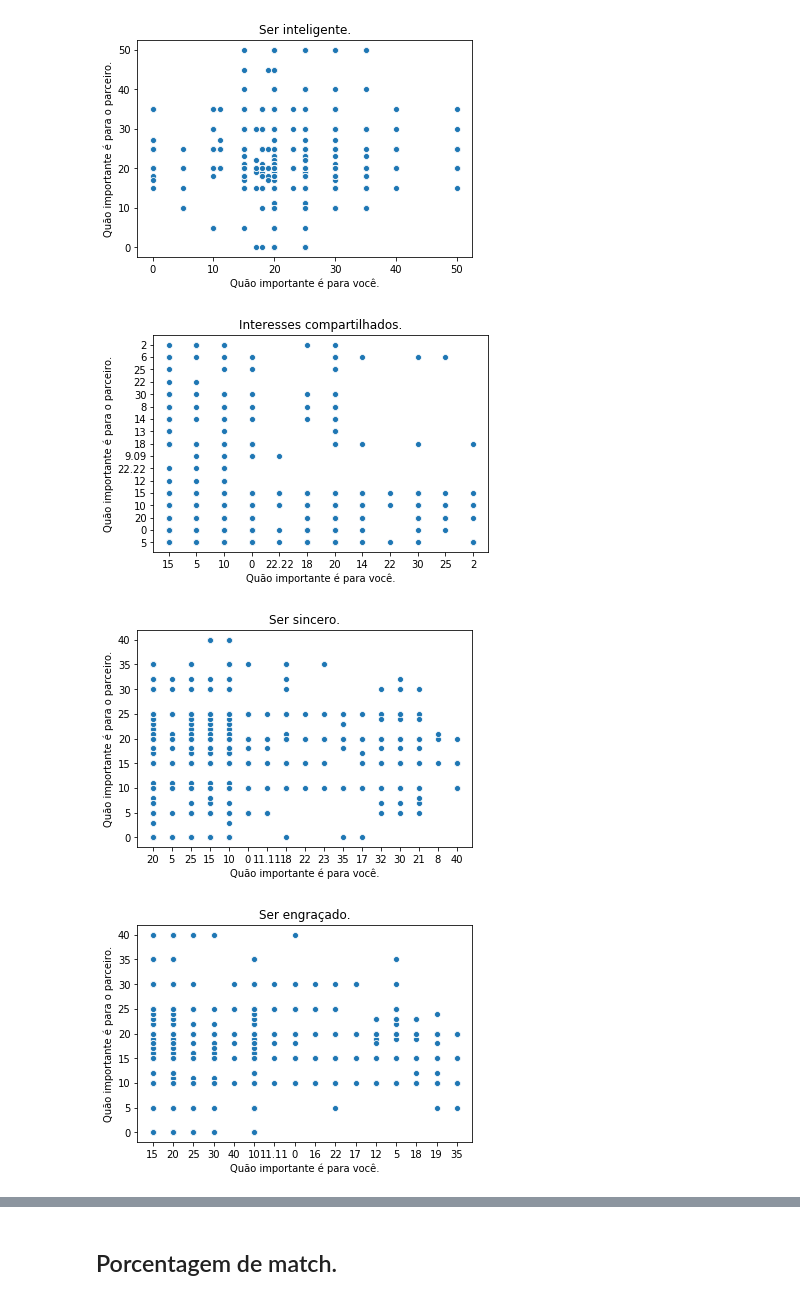
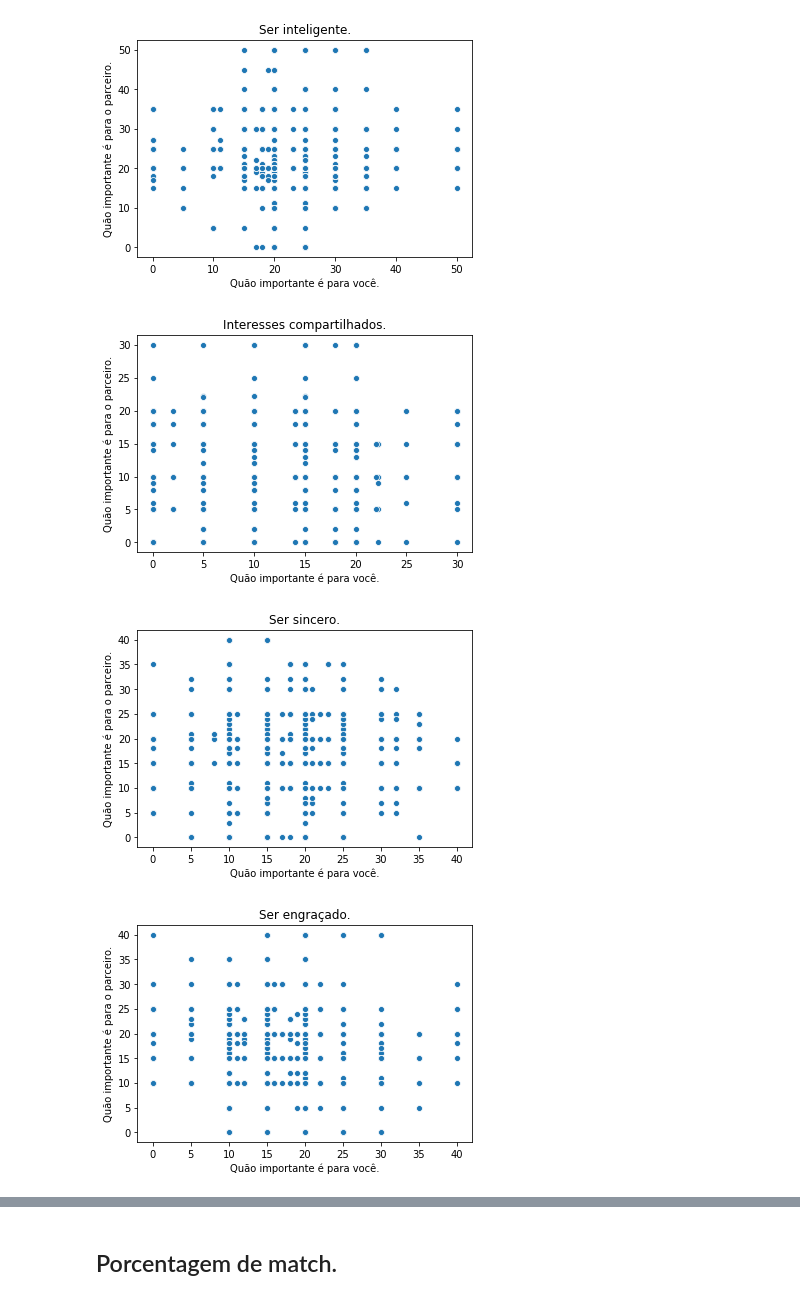
Before and after one commit to beatrizbernardino/P3_datascience, a Jupyter notebook: vitor.ipynb, the cells around one changed output, grey strips where cells are left out. Cells and saved outputs as stored; diff of their text form; code cells hidden in the pictures.

```diff
--- a/vitor.ipynb
+++ b/vitor.ipynb
@@ -65,6 +63,23 @@ print(data.columns.values)
  'museums' 'art' 'hiking' 'gaming' 'clubbing' 'reading' 'tv' 'theater'
  'movies' 'concerts' 'music' 'shopping' 'yoga' 'interests_correlate'
  'like' 'met' 'match']
+# %%
+#mudando de string para int
+data.age = data.age.astype(int)
+data.age_o = data.age_o.astype(int)
+data.match  = data.match.astype(int)
+data.exercise = data.exercise.astype(int)
+data.interests_correlate = data.interests_correlate.astype(float)
+data.pref_o_attractive = data.pref_o_attractive.astype(float)
+data.pref_o_sincere = data.pref_o_sincere.astype(float)
+data.pref_o_intelligence = data.pref_o_intelligence.astype(float)
+data.pref_o_funny = data.pref_o_funny.astype(float)
+data.pref_o_ambitious = data.pref_o_ambitious.astype(float)
+data.attractive = data.pref_o_attractive.astype(float)
+data.sincere = data.pref_o_sincere.astype(float)
+data.intelligence = data.pref_o_intelligence.astype(float)
+data.funny = data.pref_o_funny.astype(float)
+data.ambitious = data.pref_o_ambitious.astype(float)
 # %% [markdown]
 ## Numero de match para ambos os sexos.
 # %%
@@ -120,19 +135,19 @@ plt.show()
 # %% [output]
 [figure]
 # %%
-partnere_interes = data.pref_o_shared_interests
-you_interes = data.shared_interests_important
+partnere_interes = data.pref_o_shared_interests.astype(float)
+you_interes = data.shared_interests_important.astype(float)
 
 sns.scatterplot(you_interes,partnere_interes)
 plt.title('Interesses compartilhados.')
 plt.xlabel('Quão importante é para você.')
 plt.ylabel('Quão importante é para o parceiro.')
 plt.show()
 # %% [output]
-[figure, old version]
+[figure, new version]
 # %%
-partnere_sincere = data.pref_o_sincere
-you_sincere = data.sincere_important
+partnere_sincere = data.pref_o_sincere.astype(float)
+you_sincere = data.sincere_important.astype(float)
 
 sns.scatterplot(you_sincere,partnere_sincere)
 plt.title('Ser sincero.')
@@ -140,10 +155,10 @@ plt.xlabel('Quão importante é para você.')
 plt.ylabel('Quão importante é para o parceiro.')
 plt.show()
 # %% [output]
-[figure, old version]
+[figure, new version]
 # %%
-partnere_funny = data.pref_o_funny
-you_funny = data.funny_important
+partnere_funny = data.pref_o_funny.astype(float)
+you_funny = data.funny_important.astype(float)
 
 sns.scatterplot(you_funny,partnere_funny)
 plt.title('Ser engraçado.')
@@ -151,5 +166,5 @@ plt.xlabel('Quão importante é para você.')
 plt.ylabel('Quão importante é para o parceiro.')
 plt.show()
 # %% [output]
-[figure, old version]
+[figure, new version]
 # %%
```
Also changed, not shown: parts of 9 cells of this notebook, 1 other file.
